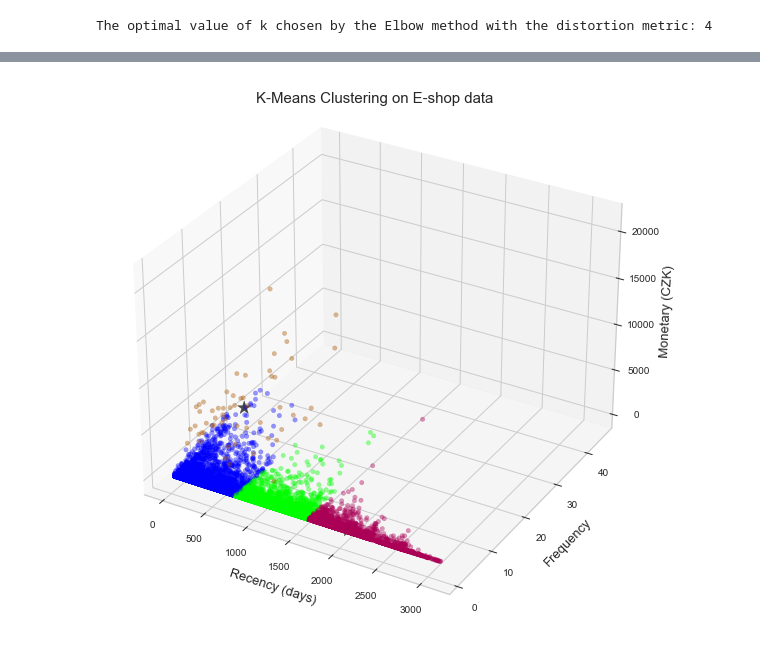
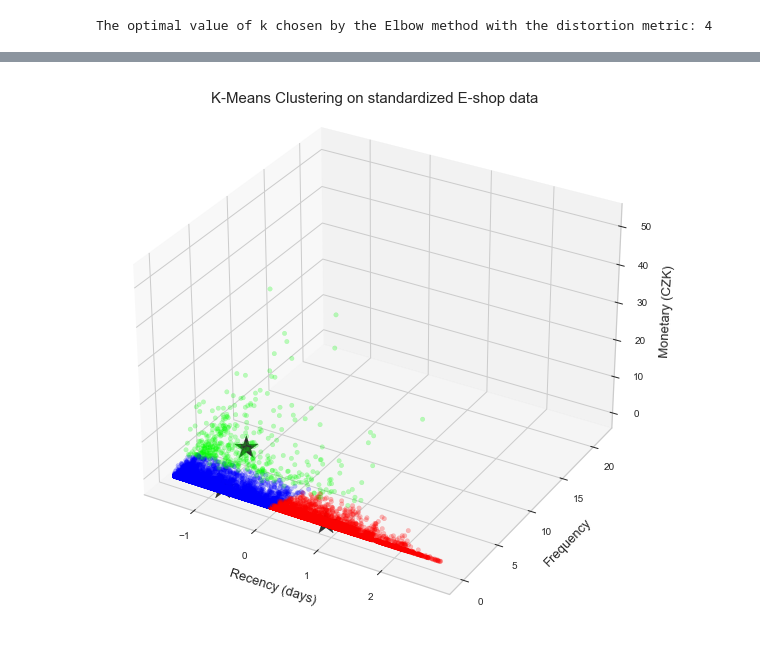
Before and after one commit to chododom/BI-VZD, a Jupyter notebook: 03/homework_03_B201.ipynb, the cells around one changed output, grey strips where cells are left out. Saved outputs shown, nothing was run; the diff lists cells and outputs as text; code cells hidden in the pictures.

```diff
--- a/03/homework_03_B201.ipynb
+++ b/03/homework_03_B201.ipynb
@@ -476,0 +639,10 @@ rfm2_km = rfm.drop(['Customer ID'], axis=1)
+# %%
+std_scaler = preprocessing.StandardScaler()
+std_rfm2 = std_scaler.fit_transform(rfm2_km)
+std_rfm2 = pd.DataFrame(std_rfm2, columns=rfm2_km.columns)
+
+fig, axes = plt.subplots(1,3, figsize=(15,5))
+axes[0].boxplot(std_rfm2['Recency'], labels=['Recency'])
+axes[1].boxplot(std_rfm2['Frequency'], labels=['Frequency'])
+axes[2].boxplot(std_rfm2['Monetary'], labels=['Monetary'])
+plt.show()
@@ -479,6 +655,6 @@ As previously, I employ the Elbow method in order to determine the optimal *k* v
 # %%
 model = KMeans(random_state=seed)
 visualizer = KElbowVisualizer(model, k=(1,12), metric="distortion")
-visualizer.fit(rfm2_km)
+visualizer.fit(std_rfm2)
 visualizer.show()
 # %% [output]
@@ -491,0 +670,7 @@ The optimal value of k chosen by the Elbow method with the distortion metric: 4
+# %%
+fig, ax = plt.subplots(2, 2, figsize=(15,8))
+for i in range(2, 6):
+    km = KMeans(n_clusters=i, init='k-means++', n_init=10, max_iter=100, random_state=seed)
+    q, mod = divmod(i, 2)
+    visualizer = SilhouetteVisualizer(km, colors='yellowbrick', ax=ax[q-1][mod])
+    visualizer.fit(std_rfm2)
@@ -492,17 +681,18 @@ The optimal value of k chosen by the Elbow method with the distortion metric: 4
 # %%
-kmeans = KMeans(n_clusters=k, random_state=seed).fit(rfm2_km)
+k = 3
+kmeans = KMeans(n_clusters=k, random_state=seed).fit(std_rfm2)
 # %%
 fig = plt.figure(figsize=(10,10))
 ax = fig.add_subplot(111, projection='3d')
 
-ax.scatter(rfm2_km['Recency'], rfm2_km['Frequency'], rfm2_km['Monetary'], c=kmeans.labels_, cmap='brg', alpha=0.4)
+ax.scatter(std_rfm2['Recency'], std_rfm2['Frequency'], std_rfm2['Monetary'], c=kmeans.labels_, cmap='brg', alpha=0.25)
 ax.scatter(kmeans.cluster_centers_[:,0], kmeans.cluster_centers_[:, 1], kmeans.cluster_centers_[:, 2],
-            c='black', alpha=0.7, s=200, marker='*')
+            c='black', alpha=0.8, s=600, marker='*')
 
-ax.set_title('K-Means Clustering on E-shop data', fontsize=15, y=1.04)
+ax.set_title('K-Means Clustering on standardized E-shop data', fontsize=15, y=1.04)
 ax.set_xlabel('Recency (days)', fontsize=13, labelpad=10)
 ax.set_ylabel('Frequency', fontsize=13, labelpad=10)
 ax.set_zlabel('Monetary (CZK)', fontsize=13, labelpad=10)
 plt.show()
 # %% [output]
-[figure, old version]
+[figure, new version]
```
Also changed, not shown: parts of 52 cells of this notebook.
